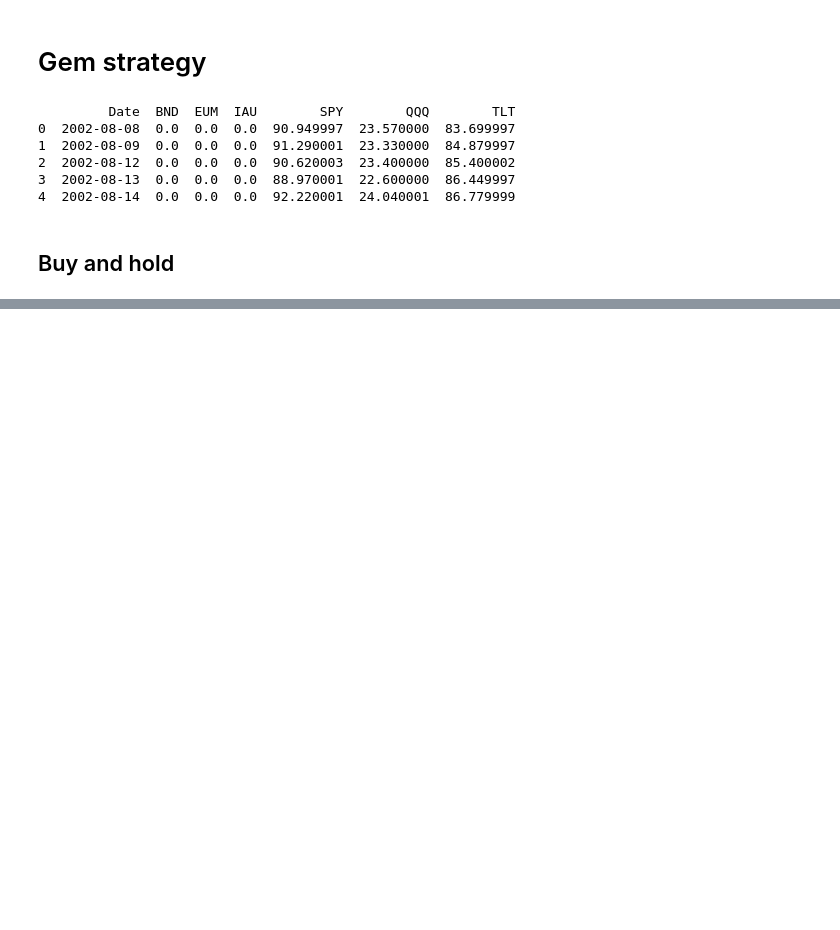
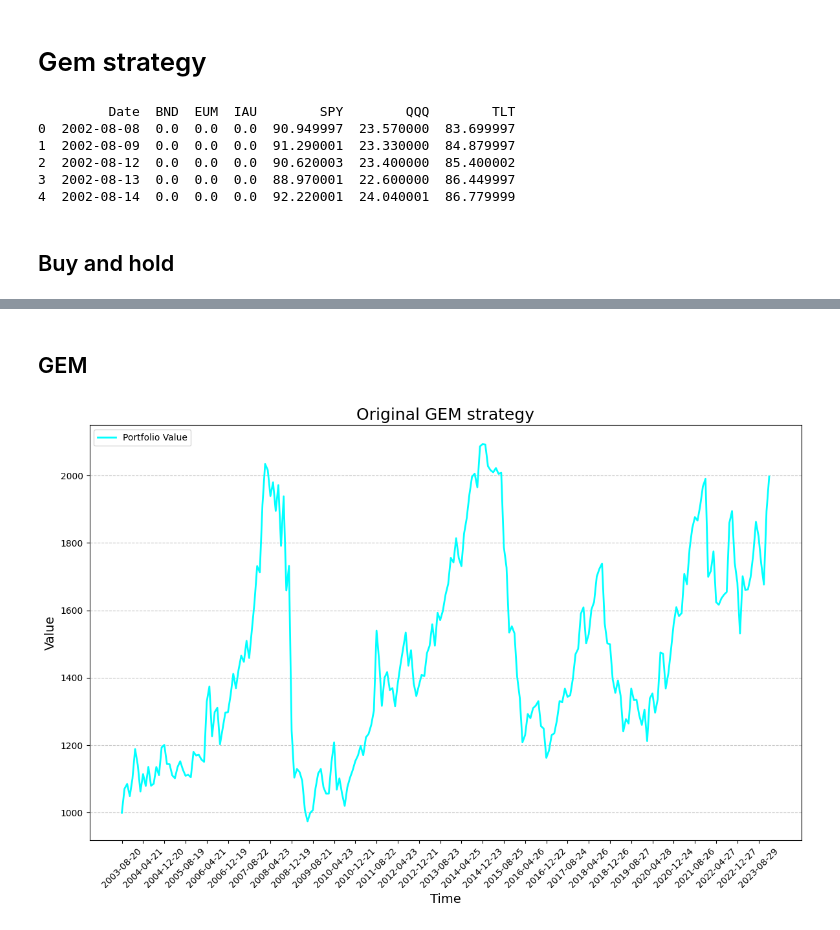
Before and after one commit to Azalurg/stock-market-research, a Jupyter notebook: gem.ipynb, the cells around one changed output, grey strips where cells are left out. Drawn from its saved outputs; the diff is of its cells as text; code cells hidden in the pictures; blank space fills up the shorter version.

```diff
--- a/gem.ipynb
+++ b/gem.ipynb
@@ -58,0 +60,45 @@ plt.show()
+# %% [markdown]
+## GEM
+# %%
+def gem_sim():
+    cache = STARTING_CACHE
+    values = []
+    days = []
+    asset = (
+        ""  # it has no price at the beginning so will be switched as soon as possible
+    )
+    amount = 0
+    tickets = ["BND", "EUM", "IAU", "SPY", "QQQ", "TLT"]
+
+    for i in range(
+            COMPARISON_TIME_WINDOW, len(df.index) - COMPARISON_TIME_WINDOW, REBALANCE_PERIOD
+    ):
+        value_change = {}
+        for ticket in tickets:
+            start_value = df.iloc[i - COMPARISON_TIME_WINDOW][ticket]
+            end_value = df.iloc[i][ticket]
+
+            if start_value == 0:
+                value_change[ticket] = -1
+            else:
+                value_change[ticket] = end_value / start_value - 1
+        best_performer = max(value_change, key=value_change.get)
+
+        if best_performer != asset:
+            if asset == "":
+                asset = best_performer
+            else:
+                cache = df.iloc[i][asset] * amount
+            amount = cache / df.iloc[i][best_performer]
+            asset = best_performer
+            cache = 0
+
+        values.append(amount * df.iloc[i][asset])
+        days.append(df.iloc[i]["Date"])
+    return values, days
+
+
+values, days = gem_sim()
+plot(days, values, "Original GEM strategy")
+# %% [output]
+[figure, added]
```
Also changed, not shown: parts of 7 cells of this notebook.
